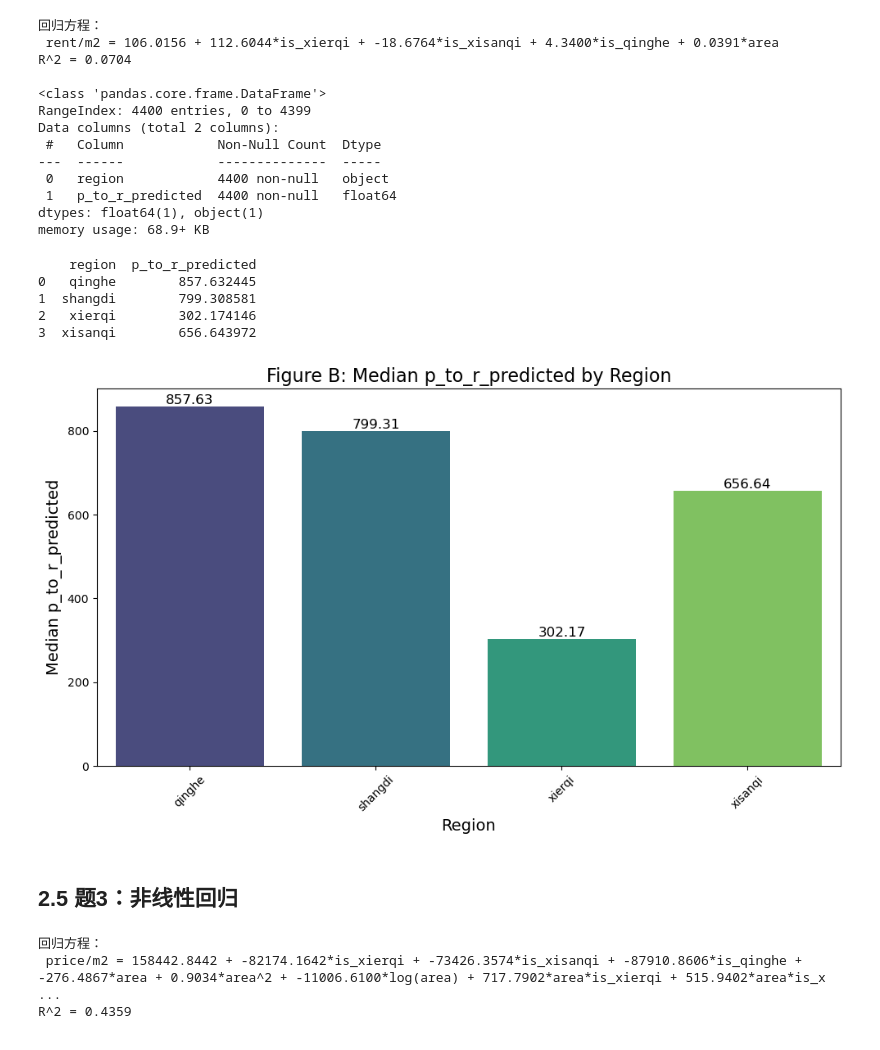
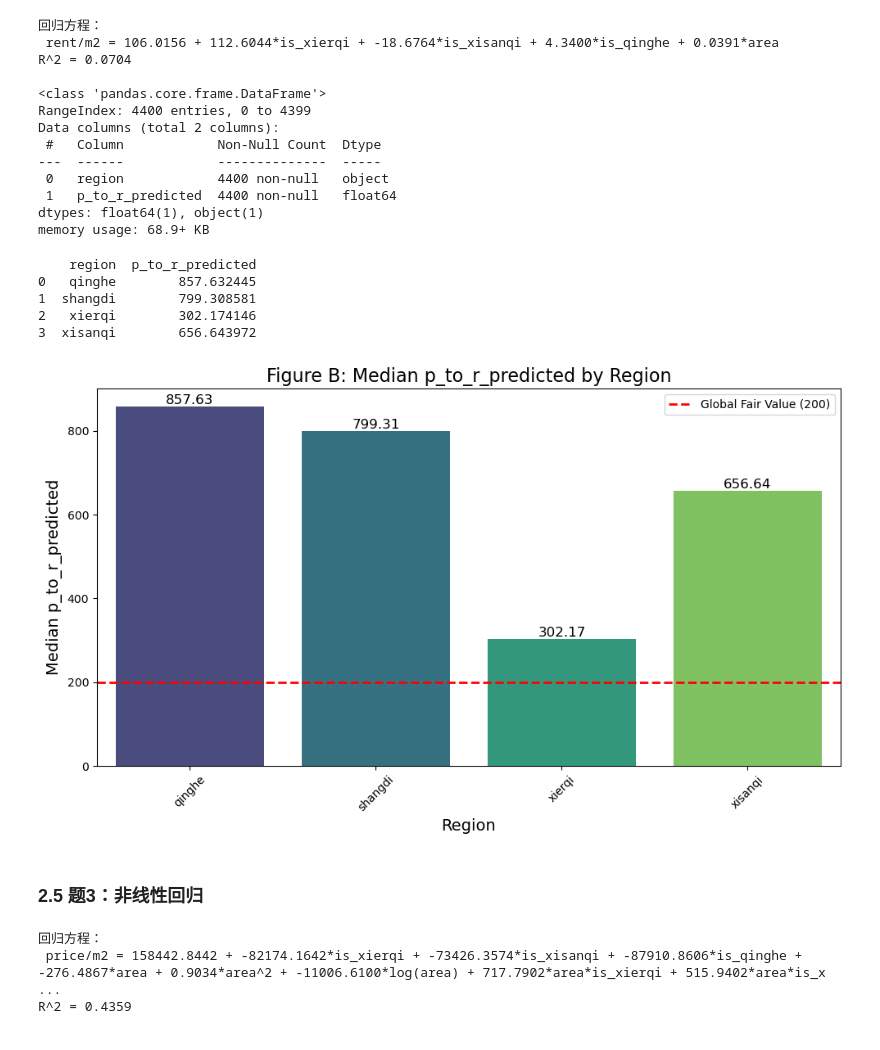
Before and after one commit to ZiyueZhang08/Quant_RUC, a Jupyter notebook: Homework/eng/2022201791/HW3_My_Data_My_Model.ipynb, the cells around one changed output. Drawn from its saved outputs; the diff is of its cells as text; code cells hidden in the pictures.

```diff
--- a/Homework/eng/2022201791/HW3_My_Data_My_Model.ipynb
+++ b/Homework/eng/2022201791/HW3_My_Data_My_Model.ipynb
@@ -763,4 +763,10 @@ plt.show()
 # %%
+
+# 加载 二手房 数据
+big_factory_esf = pd.read_parquet('big_factory_esf.parquet')
+# 加载 租房 数据
+big_factory_zf = pd.read_parquet('big_factory_zf.parquet')
+
 medians_price_rent = big_factory_esf.groupby('region').agg(
     price_m2 = ('price/m2', 'median')
 ).reset_index()
@@ -795,8 +801,12 @@ for p in ax.patches:
                 textcoords='offset points',  # 使用偏移坐标系
                 fontsize=12, color='black')  # 设置字体大小和颜色
 
+# 添加红色的虚线
+ax.axhline(y=200, color='red', linestyle='--', linewidth=2, label='Global Fair Value (200)')
+
 plt.title('Figure A: Price to Rent Ratio by Region')
 plt.xlabel('Region')
+plt.legend()
 plt.ylabel('Price to Rent Ratio')
 plt.xticks(rotation=45)
 plt.tight_layout()
@@ -1009,36 +1019,41 @@ print(medians)
 
 
 
 # 使用 seaborn 绘制 bar plot
 plt.figure(figsize=(10, 6))  # 保持图形大小不变
 ax = sns.barplot(data=medians, x='region', y='p_to_r_predicted', hue='region', palette='viridis', legend=False)
 
 # 在每个条形顶部添加数字
 for p in ax.patches:
     height = p.get_height()  # 获取条形的高度（即中位数值）
     # 在条形顶部添加数字，稍微调整位置使其不重叠
     ax.text(p.get_x() + p.get_width() / 2, height + 0.5,  # 小调整，避免与条形重叠
             f'{height:.2f}',  # 显示两位小数
             ha='center', va='bottom', fontsize=12)  # 水平居中，垂直对齐在顶部
 
+
+# 添加红色的虚线
+ax.axhline(y=200, color='red', linestyle='--', linewidth=2, label='Global Fair Value (200)')
+
 # 添加标题和标签
 plt.title('Figure B: Median p_to_r_predicted by Region', fontsize=16)
 plt.xlabel('Region', fontsize=14)
+plt.legend()
 plt.ylabel('Median p_to_r_predicted', fontsize=14)
 plt.xticks(rotation=45)  # 让 x 轴标签倾斜以便显示
 plt.tight_layout()  # 确保图形不会被截断
 
 # 显示图形
 plt.show()
 # %% [output]
     region  p_to_r_predicted
 0   qinghe        857.632445
 1  shangdi        799.308581
 2   xierqi        302.174146
 3  xisanqi        656.643972
-[figure, old version]
+[figure, new version]
 # %% [markdown]
-## 2.5 题3：非线性回归
+### 2.5 题3：非线性回归
 # %%
 import pandas as pd
 import statsmodels.api as sm
```
Also changed, not shown: parts of 13 cells of this notebook.
